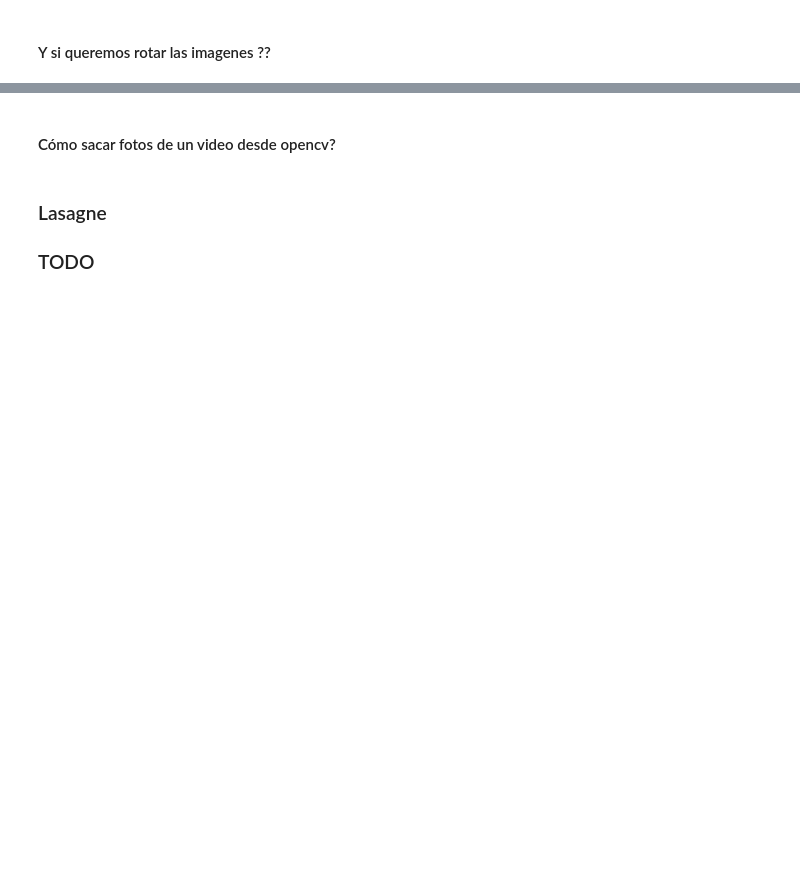
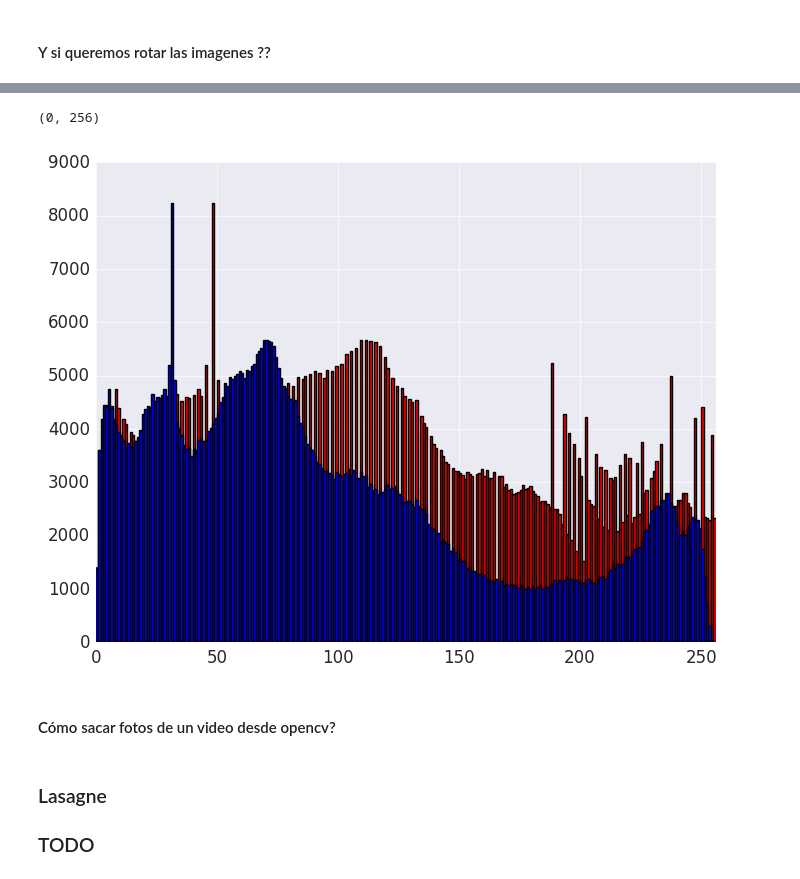
Before and after one commit to celiacintas/star_wars_hackathon, a Jupyter notebook: pre_processing_and_network_training.ipynb, the cells around one changed output, grey strips where cells are left out. Cells and saved outputs as stored; diff of their text form; code cells hidden in the pictures; blank space fills up the shorter version.

```diff
--- a/pre_processing_and_network_training.ipynb
+++ b/pre_processing_and_network_training.ipynb
@@ -228,3 +235,11 @@ plt.imshow(img, cmap='gray')
+# %%
+plt.style.use(plt.style.available[0])
+hist = plt.hist(img_.ravel(), 256, [0, 256], color='r', label='equalize image')
+hist = plt.hist(img.ravel(), 256, [0, 256], label='raw image')
+plt.xlim(0, 256)
+# %% [output]
+(0, 256)
+[figure, added]
 # %% [markdown]
 #### Cómo sacar fotos de un video desde opencv?
 # %%
```
Also changed, not shown: parts of 10 cells of this notebook.
